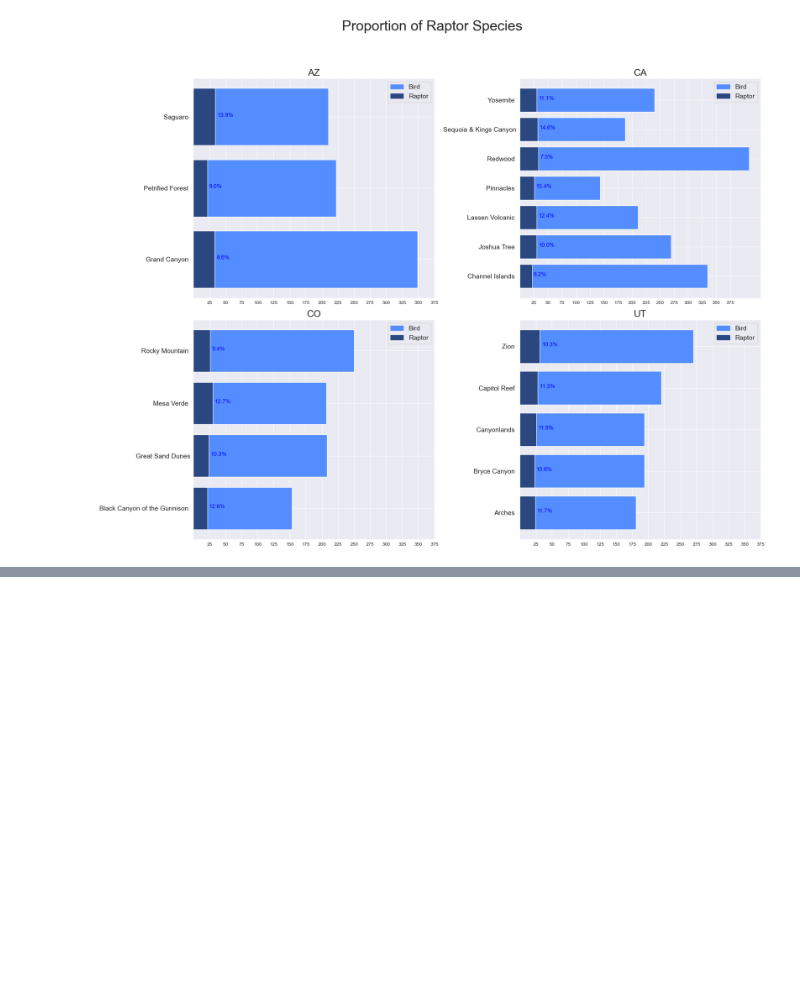
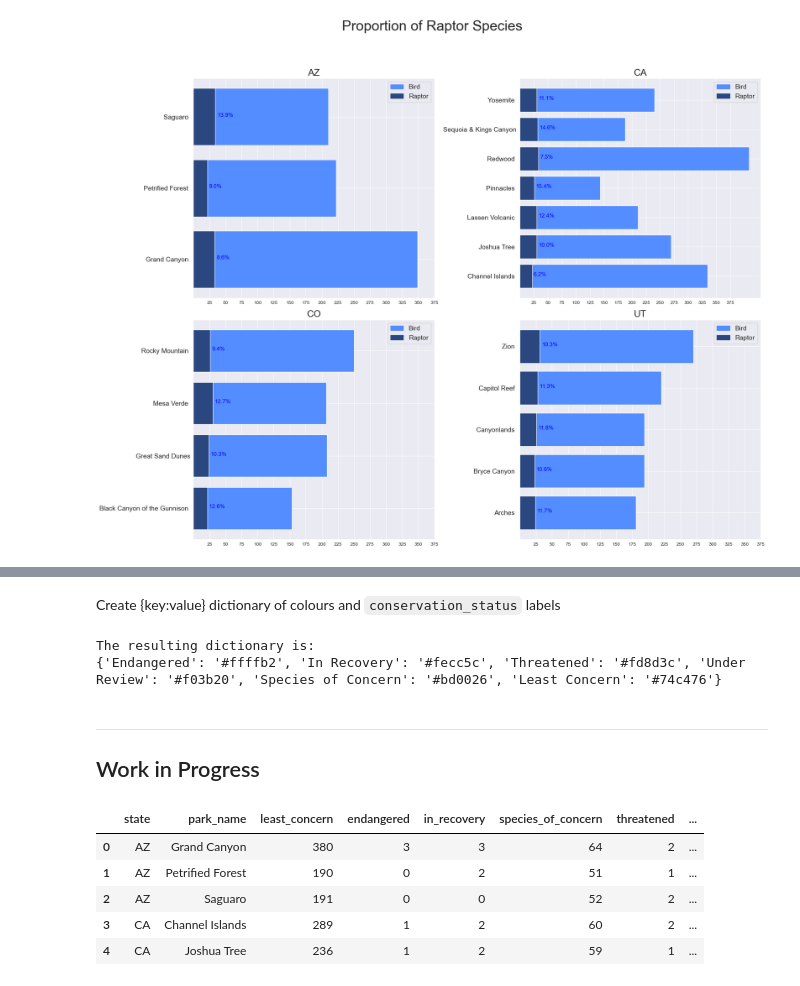
Before and after one commit to pineapple-bois/Biodiversity-In-National-Parks-Real-World, a Jupyter notebook: analysis.ipynb, the cells around one changed output, grey strips where cells are left out. Drawn from its saved outputs; the diff is of its cells as text; code cells hidden in the pictures; blank space fills up the shorter version.

```diff
--- a/analysis.ipynb
+++ b/analysis.ipynb
@@ -384,0 +452,2 @@ plt.show()
+# %% [markdown]
+Create {key:value} dictionary of colours and `conservation_status` labels
@@ -384,0 +457,25 @@ plt.show()
+# %%
+cons_colour = {}
+for status in cons_status_list:
+    for colour in cons_colours:
+        cons_colour[status] = colour
+        cons_colours.remove(colour)
+        break
+
+print(f"The resulting dictionary is: \n{cons_colour}")
+# %% [output]
+The resulting dictionary is:
+{'Endangered': '#ffffb2', 'In Recovery': '#fecc5c', 'Threatened': '#fd8d3c', 'Under Review': '#f03b20', 'Species of Concern': '#bd0026', 'Least Concern': '#74c476'}
+# %% [markdown]
+----
+
+## Work in Progress
+# %%
+parks_pro_counts_two.head()
+# %% [output]
+|  | state | park_name | least_concern | endangered | in_recovery | species_of_concern | threatened | ... |
+| 0 | AZ | Grand Canyon | 380 | 3 | 3 | 64 | 2 | ... |
+| 1 | AZ | Petrified Forest | 190 | 0 | 2 | 51 | 1 | ... |
+| 2 | AZ | Saguaro | 191 | 0 | 0 | 52 | 2 | ... |
+| 3 | CA | Channel Islands | 289 | 1 | 2 | 60 | 2 | ... |
+| 4 | CA | Joshua Tree | 236 | 1 | 2 | 59 | 1 | ... |
```
Also changed, not shown: parts of 11 cells of this notebook.
